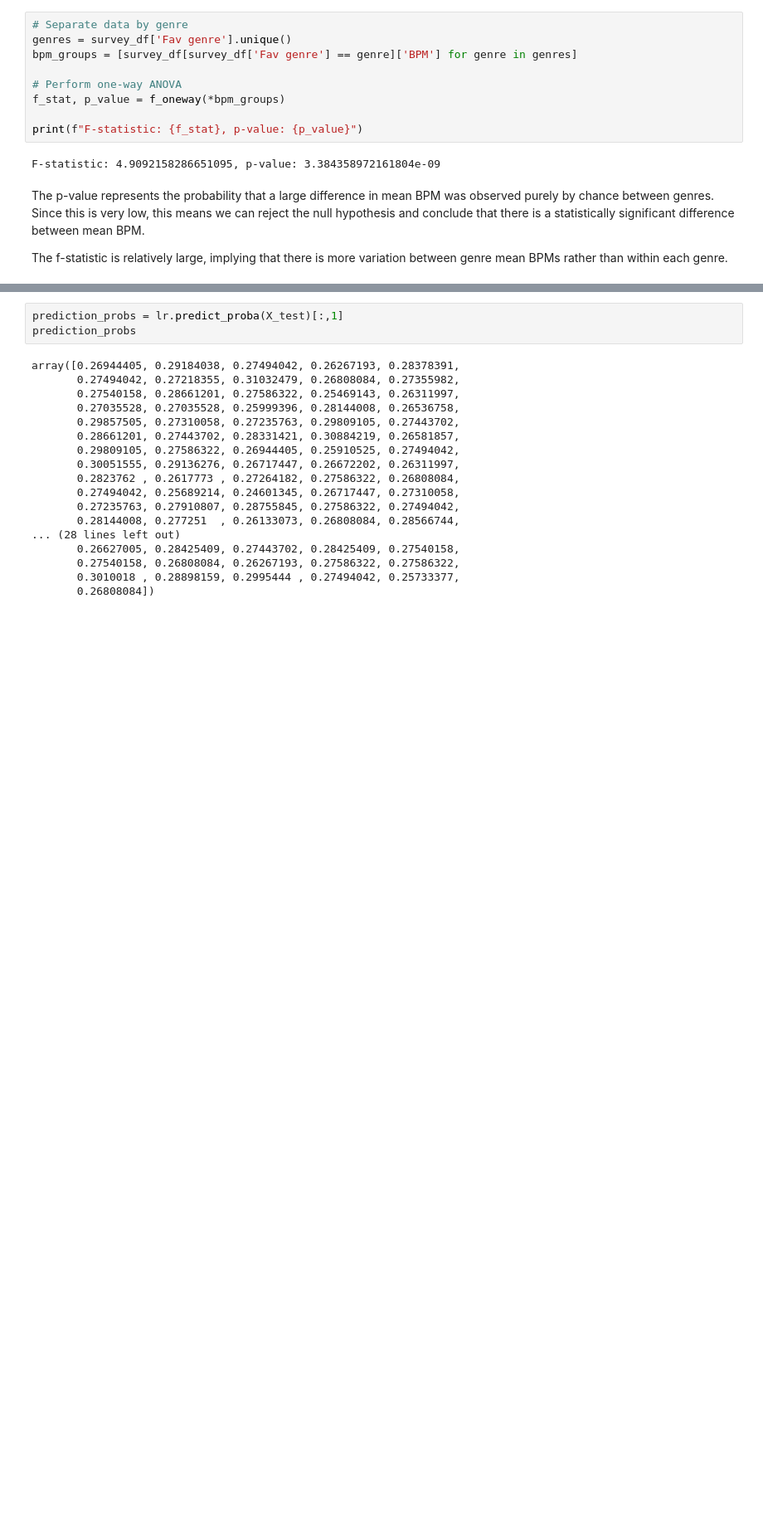
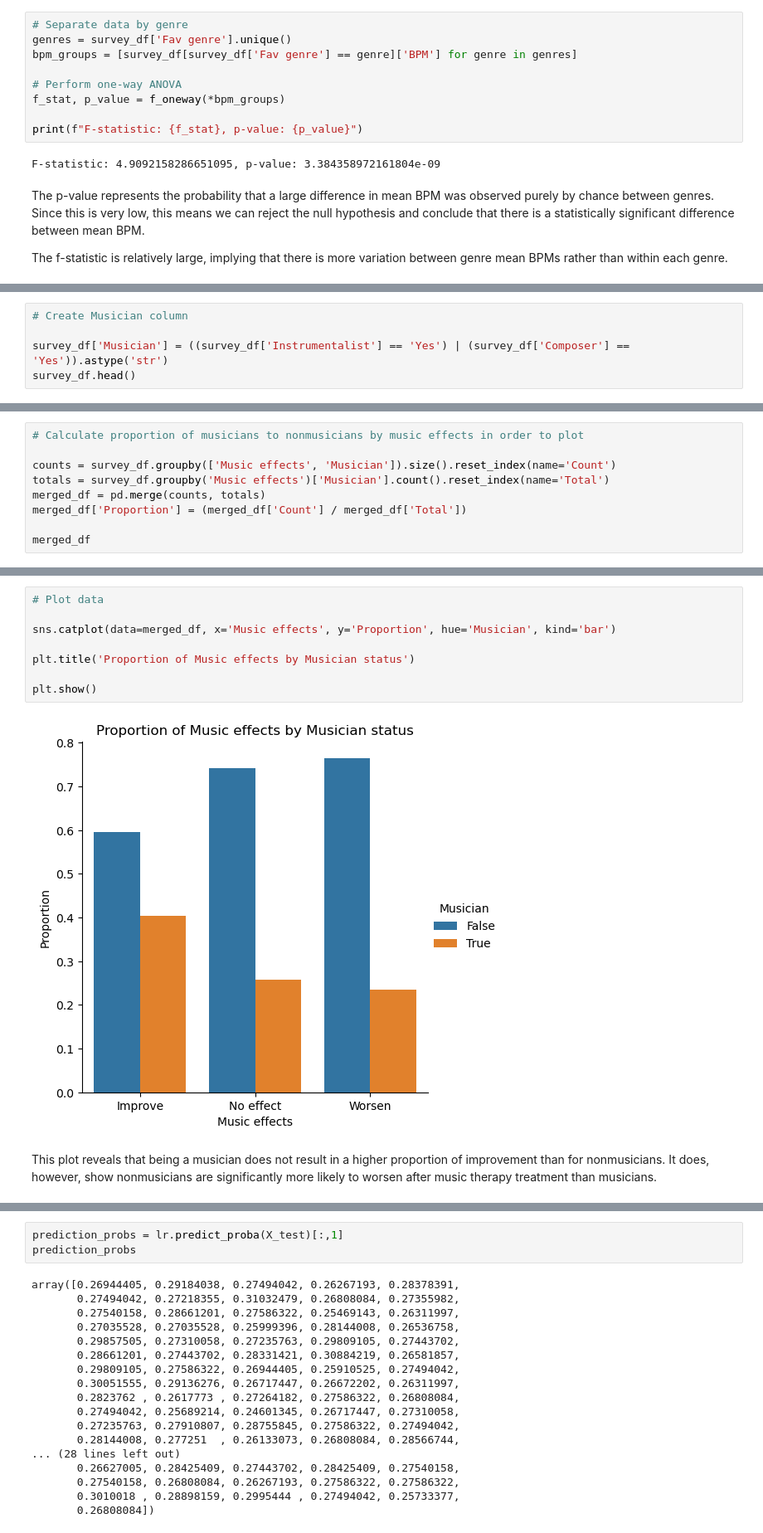
Before and after one commit to ajamkotc/music_therapy_capstone, a Jupyter notebook: notebooks/exploratory-data-analysis.ipynb, the cells around one changed output, grey strips where cells are left out. Shown: that part at 83% size. Drawn from its saved outputs; the diff is of its cells as text; blank space fills up the shorter version.

```diff
--- a/notebooks/exploratory-data-analysis.ipynb
+++ b/notebooks/exploratory-data-analysis.ipynb
@@ -99,0 +114,5 @@ The f-statistic is relatively large, implying that there is more variation betwe
+# %%
+# Create Musician column
+
+survey_df['Musician'] = ((survey_df['Instrumentalist'] == 'Yes') | (survey_df['Composer'] == 'Yes')).astype('str')
+survey_df.head()
@@ -99,0 +127,9 @@ The f-statistic is relatively large, implying that there is more variation betwe
+# %%
+# Calculate proportion of musicians to nonmusicians by music effects in order to plot
+
+counts = survey_df.groupby(['Music effects', 'Musician']).size().reset_index(name='Count')
+totals = survey_df.groupby('Music effects')['Musician'].count().reset_index(name='Total')
+merged_df = pd.merge(counts, totals)
+merged_df['Proportion'] = (merged_df['Count'] / merged_df['Total'])
+
+merged_df
@@ -99,0 +144,12 @@ The f-statistic is relatively large, implying that there is more variation betwe
+# %%
+# Plot data
+
+sns.catplot(data=merged_df, x='Music effects', y='Proportion', hue='Musician', kind='bar')
+
+plt.title('Proportion of Music effects by Musician status')
+
+plt.show()
+# %% [output]
+[figure, added]
+# %% [markdown]
+This plot reveals that being a musician does not result in a higher proportion of improvement than for nonmusicians. It does, however, show nonmusicians are significantly more likely to worsen after music therapy treatment than musicians.
```
Also changed, not shown: parts of 38 cells of this notebook, 1 other file.
